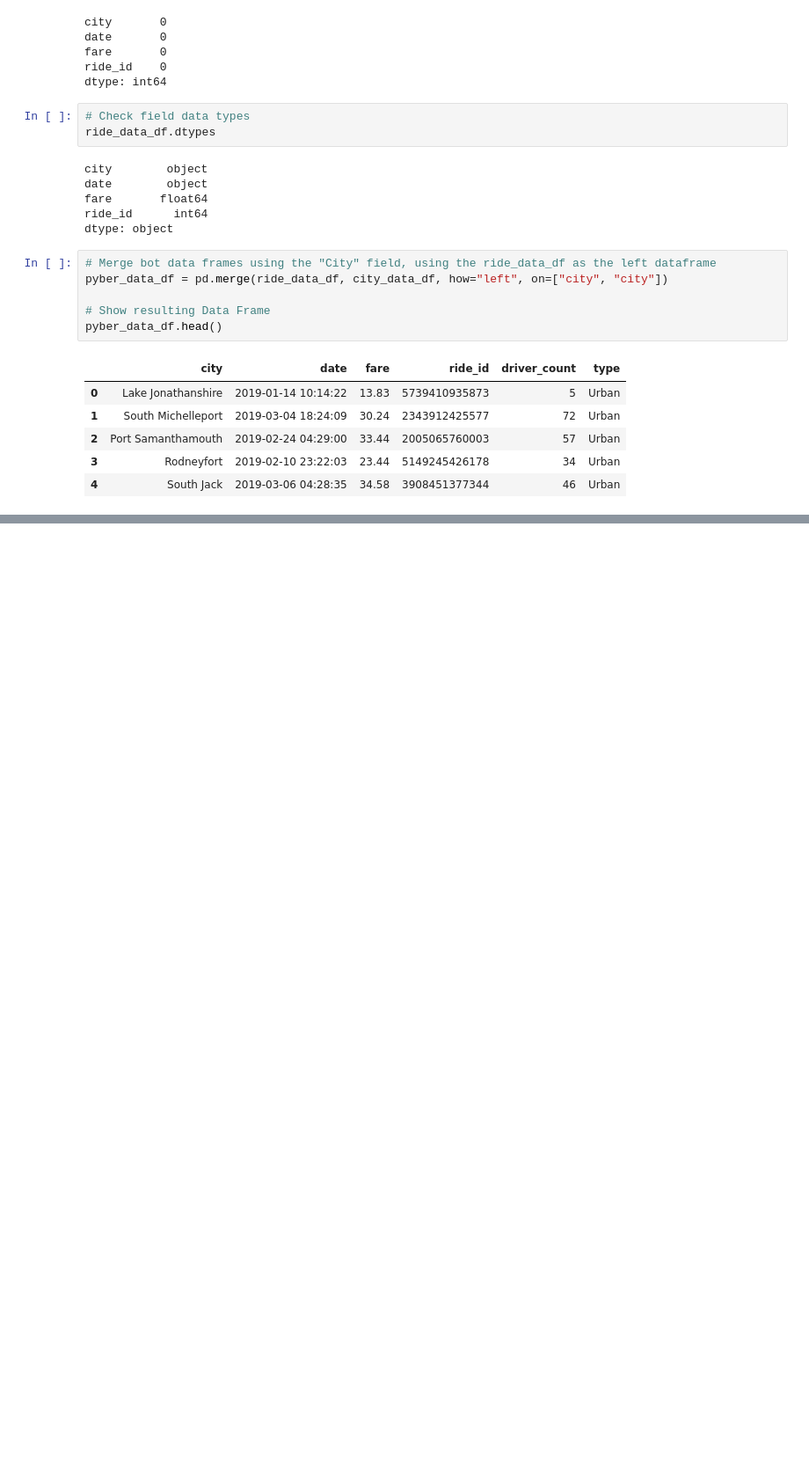
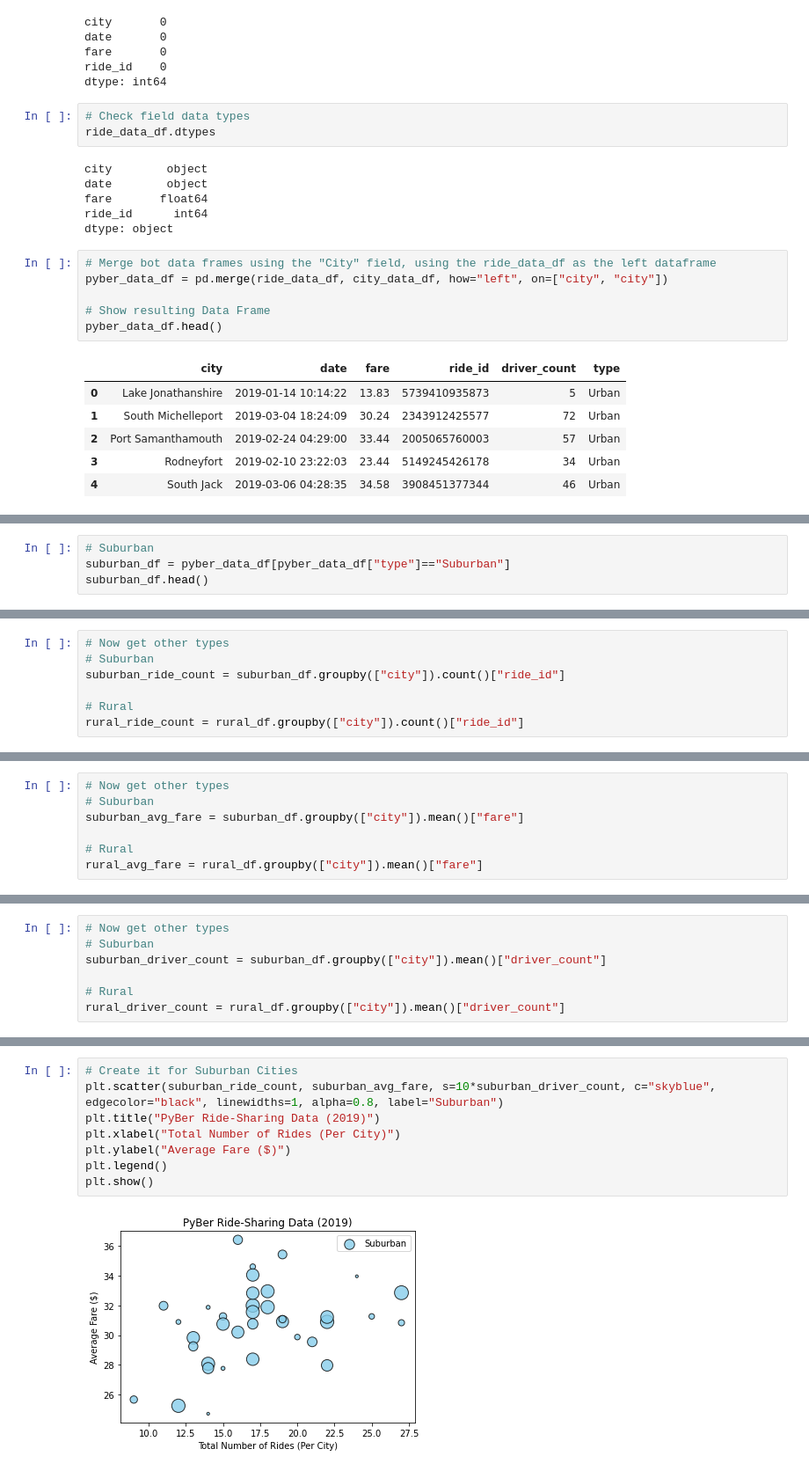
Before and after one commit to DavidGGonzalez/PyBer_Analysis, a Jupyter notebook: PyBer.ipynb, the cells around one changed output, grey strips where cells are left out. Shown at 88% size. Saved outputs shown, nothing was run; the diff lists cells and outputs as text; blank space fills up the shorter version.

```diff
--- a/PyBer.ipynb
+++ b/PyBer.ipynb
@@ -132,0 +154,4 @@ pyber_data_df.head()
+# %%
+# Suburban
+suburban_df = pyber_data_df[pyber_data_df["type"]=="Suburban"]
+suburban_df.head()
@@ -132,0 +199,7 @@ pyber_data_df.head()
+# %%
+# Now get other types
+# Suburban
+suburban_ride_count = suburban_df.groupby(["city"]).count()["ride_id"]
+
+# Rural
+rural_ride_count = rural_df.groupby(["city"]).count()["ride_id"]
@@ -132,0 +219,7 @@ pyber_data_df.head()
+# %%
+# Now get other types
+# Suburban
+suburban_avg_fare = suburban_df.groupby(["city"]).mean()["fare"]
+
+# Rural
+rural_avg_fare = rural_df.groupby(["city"]).mean()["fare"]
@@ -132,0 +239,7 @@ pyber_data_df.head()
+# %%
+# Now get other types
+# Suburban
+suburban_driver_count = suburban_df.groupby(["city"]).mean()["driver_count"]
+
+# Rural
+rural_driver_count = rural_df.groupby(["city"]).mean()["driver_count"]
@@ -132,0 +258,10 @@ pyber_data_df.head()
+# %%
+# Create it for Suburban Cities
+plt.scatter(suburban_ride_count, suburban_avg_fare, s=10*suburban_driver_count, c="skyblue", edgecolor="black", linewidths=1, alpha=0.8, label="Suburban")
+plt.title("PyBer Ride-Sharing Data (2019)")
+plt.xlabel("Total Number of Rides (Per City)")
+plt.ylabel("Average Fare ($)")
+plt.legend()
+plt.show()
+# %% [output]
+[figure, added]
```
Also changed, not shown: parts of 14 cells of this notebook, 2 other files.
